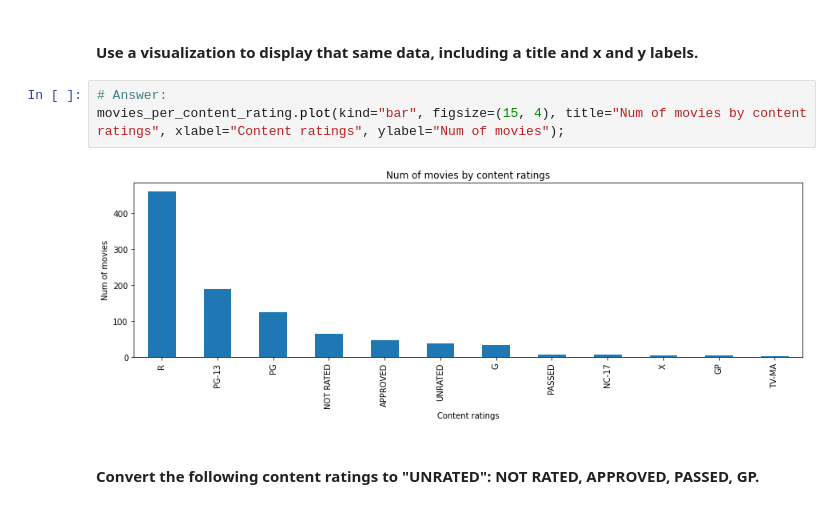
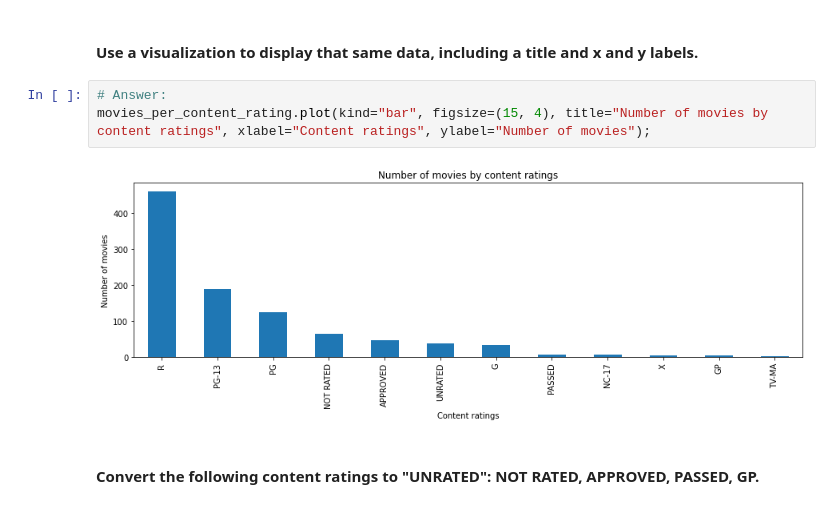
Before and after one commit to kxxhh/dat-sg-19, a Jupyter notebook: project2-eda-options/project-eda-imdb.ipynb, the cells around one changed output. Drawn from its saved outputs; the diff is of its cells as text.

Commit message:
Amend title and label

```diff
--- a/project2-eda-options/project-eda-imdb.ipynb
+++ b/project2-eda-options/project-eda-imdb.ipynb
@@ -120,9 +120,9 @@ Name: content_rating, dtype: int64
 #### Use a visualization to display that same data, including a title and x and y labels.
 # %%
 # Answer:
-movies_per_content_rating.plot(kind="bar", figsize=(15, 4), title="Num of movies by content ratings", xlabel="Content ratings", ylabel="Num of movies");
+movies_per_content_rating.plot(kind="bar", figsize=(15, 4), title="Number of movies by content ratings", xlabel="Content ratings", ylabel="Number of movies");
 # %% [output]
-[figure, old version]
+[figure, new version]
 # %% [markdown]
 #### Convert the following content ratings to "UNRATED": NOT RATED, APPROVED, PASSED, GP.
 # %%
```
Also changed, not shown: parts of 1 cell of this notebook.
